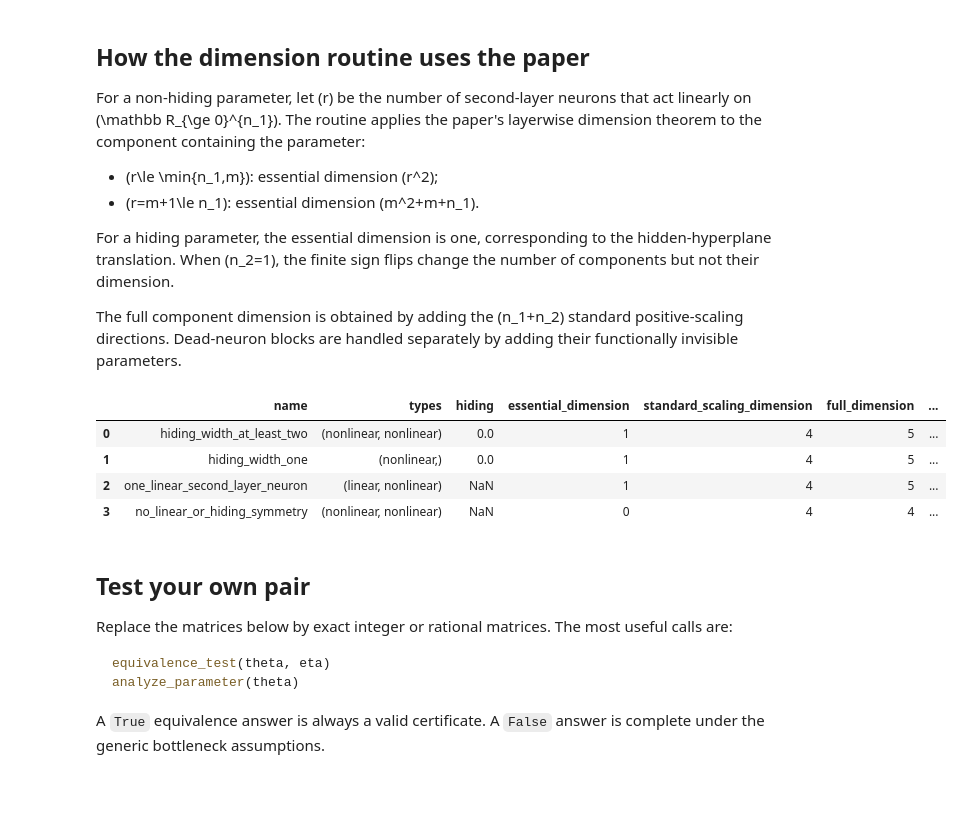
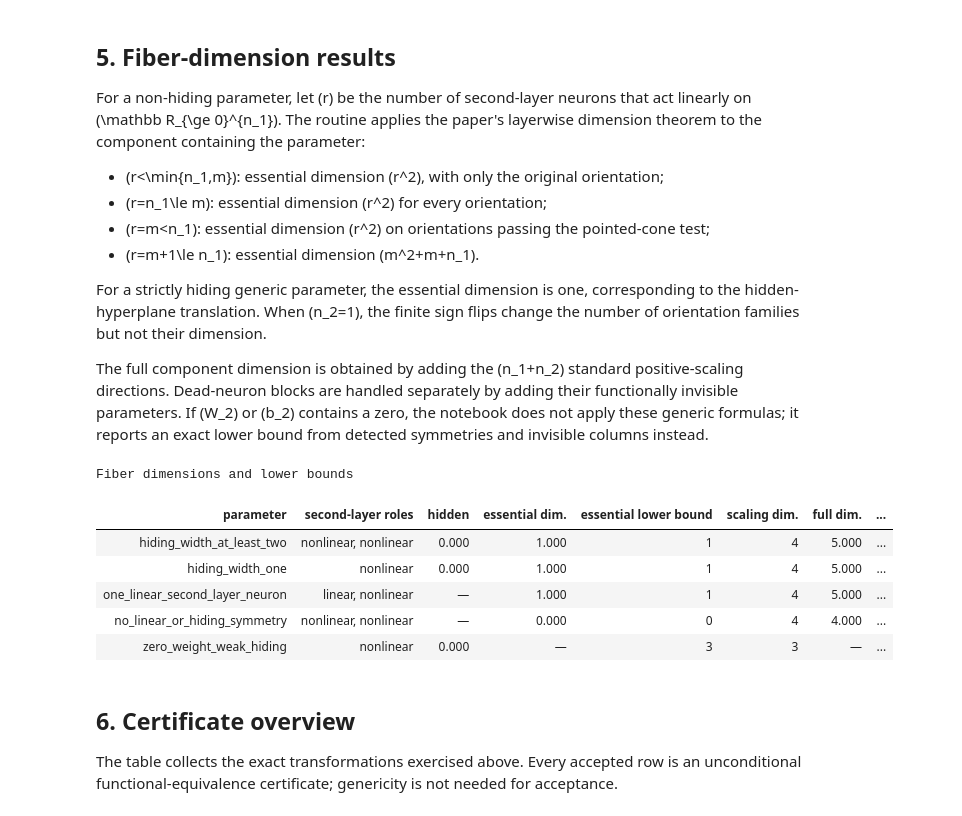
Before and after one commit to MoGrillo/relu-bottleneck-equivalence, a Jupyter notebook: relu_bottleneck_symmetry_workbench.ipynb, the cells around one changed output. Drawn from its saved outputs; the diff is of its cells as text; code cells hidden in the pictures; blank space fills up the shorter version.

````diff
--- a/relu_bottleneck_symmetry_workbench.ipynb
+++ b/relu_bottleneck_symmetry_workbench.ipynb
@@ -1312,9 +1434,5 @@ __all__ = [
 # %%
-import pandas as pd
-import sympy as sp
-from IPython.display import display
-
 Q = sp.Rational
-
-print("Implementation loaded.")
-print("Use sp.Integer(n) or Q(p, q) for exact rational entries.")
+pd.set_option("display.max_columns", 30)
+pd.set_option("display.max_colwidth", 120)
+pd.set_option("display.width", 180)
@@ -1593,53 +1781,55 @@ assert analyze_parameter(theta_no_linear).dimension.essential_dimension == 0
 # %% [markdown]
-## How the dimension routine uses the paper
+## 5. Fiber-dimension results
 
 For a non-hiding parameter, let \(r\) be the number of second-layer neurons that act linearly on \(\mathbb R_{\ge 0}^{n_1}\). The routine applies the paper's layerwise dimension theorem to the component containing the parameter:
 
-- \(r\le \min\{n_1,m\}\): essential dimension \(r^2\);
+- \(r<\min\{n_1,m\}\): essential dimension \(r^2\), with only the original orientation;
+- \(r=n_1\le m\): essential dimension \(r^2\) for every orientation;
+- \(r=m<n_1\): essential dimension \(r^2\) on orientations passing the pointed-cone test;
 - \(r=m+1\le n_1\): essential dimension \(m^2+m+n_1\).
 
-For a hiding parameter, the essential dimension is one, corresponding to the hidden-hyperplane translation. When \(n_2=1\), the finite sign flips change the number of components but not their dimension.
+For a strictly hiding generic parameter, the essential dimension is one, corresponding to the hidden-hyperplane translation. When \(n_2=1\), the finite sign flips change the number of orientation families but not their dimension.
 
-The full component dimension is obtained by adding the \(n_1+n_2\) standard positive-scaling directions. Dead-neuron blocks are handled separately by adding their functionally invisible parameters.
+The full component dimension is obtained by adding the \(n_1+n_2\) standard positive-scaling directions. Dead-neuron blocks are handled separately by adding their functionally invisible parameters. If \(W_2\) or \(b_2\) contains a zero, the notebook does not apply these generic formulas; it reports an exact lower bound from detected symmetries and invisible columns instead.
 # %%
 examples = [
     theta_hiding_multi,
     theta_hiding_single,
     theta_linear,
     theta_no_linear,
+    theta_zero_hiding,
 ]
 
-dimension_table = pd.DataFrame([
-    {
-        "name": p.name,
-        "types": analyze_parameter(p).second_layer_types,
-        "hiding": analyze_parameter(p).reduced_hiding_index,
-        "essential_dimension": analyze_parameter(p).dimension.essential_dimension,
-        "standard_scaling_dimension": analyze_parameter(p).dimension.standard_scaling_dimension,
-        "full_dimension": analyze_parameter(p).dimension.full_dimension,
-        "discrete_components": analyze_parameter(p).dimension.discrete_component_count,
-        "identifiable_under_genericity": analyze_parameter(p).identifiable_under_genericity,
-        "formula": analyze_parameter(p).dimension.formula_case,
-    }
-    for p in examples
-])
+dimension_rows = []
+for parameter in examples:
+    report = analyze_parameter(parameter)
+    dimension_rows.append({
+        "parameter": parameter.name,
+        "second-layer roles": ", ".join(report.second_layer_types),
+        "hidden": report.reduced_hiding_index,
+        "essential dim.": report.dimension.essential_dimension,
+        "essential lower bound": report.dimension.lower_bound_essential,
+        "scaling dim.": report.dimension.standard_scaling_dimension,
+        "full dim.": report.dimension.full_dimension,
+        "orientation families": report.dimension.discrete_component_count,
+        "generic ID": report.identifiable_under_genericity,
+        "formula case": report.dimension.formula_case,
+    })
 
-display(dimension_table)
+dimension_table = pd.DataFrame(dimension_rows)
+show_table(dimension_table, "Fiber dimensions and lower bounds")
 # %% [output]
+Fiber dimensions and lower bounds
-|  | name | types | hiding | essential_dimension | standard_scaling_dimension | full_dimension | ... |
-| 0 | hiding_width_at_least_two | (nonlinear, nonlinear) | 0.0 | 1 | 4 | 5 | ... |
-| 1 | hiding_width_one | (nonlinear,) | 0.0 | 1 | 4 | 5 | ... |
-| 2 | one_linear_second_layer_neuron | (linear, nonlinear) | NaN | 1 | 4 | 5 | ... |
-| 3 | no_linear_or_hiding_symmetry | (nonlinear, nonlinear) | NaN | 0 | 4 | 4 | ... |
+| parameter | second-layer roles | hidden | essential dim. | essential lower bound | scaling dim. | full dim. | ... |
+| hiding_width_at_least_two | nonlinear, nonlinear | 0.000 | 1.000 | 1 | 4 | 5.000 | ... |
+| hiding_width_one | nonlinear | 0.000 | 1.000 | 1 | 4 | 5.000 | ... |
+| one_linear_second_layer_neuron | linear, nonlinear | — | 1.000 | 1 | 4 | 5.000 | ... |
+| no_linear_or_hiding_symmetry | nonlinear, nonlinear | — | 0.000 | 0 | 4 | 4.000 | ... |
+| zero_weight_weak_hiding | nonlinear | 0.000 | — | 3 | 3 | — | ... |
 # %% [markdown]
-## Test your own pair
+## 6. Certificate overview
 
-Replace the matrices below by exact integer or rational matrices. The most useful calls are:
-
-```python
-equivalence_test(theta, eta)
-analyze_parameter(theta)
-```
-
-A `True` equivalence answer is always a valid certificate. A `False` answer is complete under the generic bottleneck assumptions.
+The table collects the exact transformations exercised above. Every accepted
+row is an unconditional functional-equivalence certificate; genericity is not
+needed for acceptance.
 # %%
````
Also changed, not shown: parts of 21 cells of this notebook, 7 other files.
